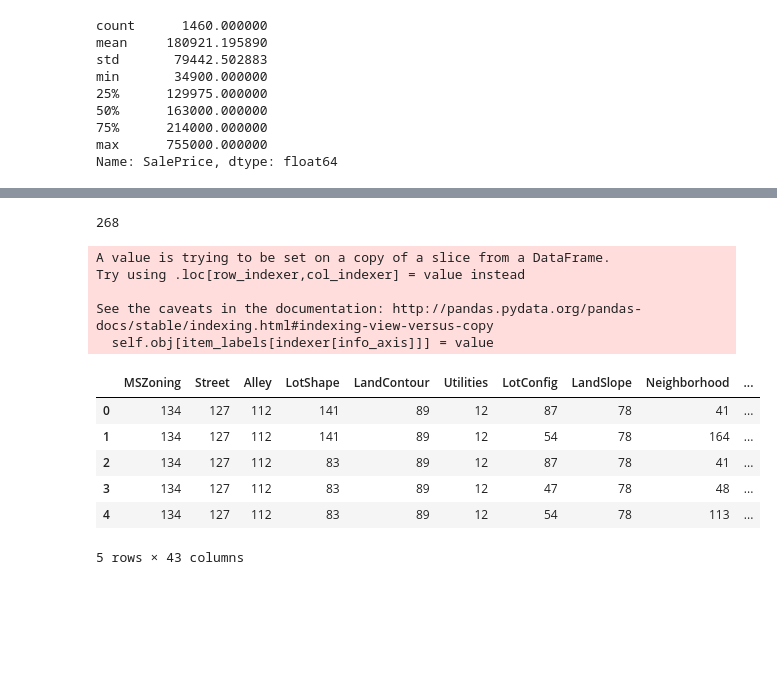
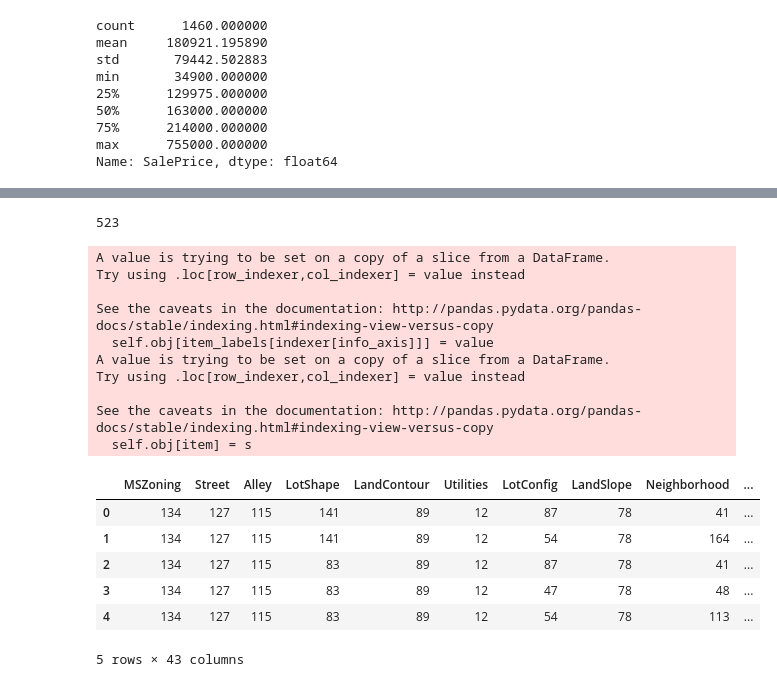
Before and after one commit to ddmng/kaggle, a Jupyter notebook: House Prices/notebooks/conv.ipynb, the cells around one changed output, grey strips where cells are left out. Cells and saved outputs as stored; diff of their text form; code cells hidden in the pictures; blank space fills up the shorter version.

Commit message:
wip data cleaning

```diff
--- a/House Prices/notebooks/conv.ipynb
+++ b/House Prices/notebooks/conv.ipynb
@@ -82,5 +82,13 @@ Length: 81, dtype: object
 # %%
 # fill missing text fields with a default string
 object_columns = train.select_dtypes(include=[object])
+
+cols_with_none_as_nan = ["PoolQC", "MiscFeature", "Alley", "Fence", "FireplaceQu", 'GarageType', 'GarageFinish', 'GarageQual', 'GarageCond', 'BsmtQual', 'BsmtCond', 'BsmtExposure', 'BsmtFinType1', 'BsmtFinType2', "MasVnrType"]
+for col in cols_with_none_as_nan:
+    object_columns[col].fillna('None', inplace=True)
+
 object_columns.fillna('NoData', inplace=True)
+
+test_object_columns = test.select_dtypes(include=[object])
+test_object_columns.fillna('NoData', inplace=True)
 # %% [output]
@@ -109,8 +123,3 @@ MoSold             0
 YrSold             0
 SalePrice          0
 dtype: int64
-# %%
-int_columns['LotFrontage'].fillna(int_columns['LotFrontage'].mean(), inplace=True)
-
-int_columns['GarageYrBlt'].fillna(int_columns['GarageYrBlt'].mean(), inplace=True)
-int_columns.isnull().sum()
@@ -138,0 +126,19 @@ dtype: int64
+# %%
+int_columns['LotFrontage'].fillna(int_columns['LotFrontage'].mean(), inplace=True)
+int_columns['MasVnrArea'].fillna(0, inplace=True)
+int_columns['GarageYrBlt'].fillna(0, inplace=True)
+
+test_int_columns['LotFrontage'].fillna(test_int_columns['LotFrontage'].mean(), inplace=True)
+test_int_columns['GarageYrBlt'].fillna(0, inplace=True)
+test_int_columns['MasVnrArea'].fillna(0, inplace=True)
+test_int_columns['BsmtFinSF1'].fillna(0, inplace=True)
+test_int_columns['BsmtFinSF2'].fillna(0, inplace=True)
+test_int_columns['BsmtUnfSF'].fillna(0, inplace=True)
+test_int_columns['TotalBsmtSF'].fillna(0, inplace=True)
+test_int_columns['BsmtFullBath'].fillna(0, inplace=True)
+test_int_columns['BsmtHalfBath'].fillna(0, inplace=True)
+test_int_columns['GarageCars'].fillna(0, inplace=True)
+test_int_columns['GarageArea'].fillna(0, inplace=True)
+
+int_columns.isnull().sum()
+test_int_columns.isnull().sum()
@@ -212,31 +244,40 @@ sns.heatmap(corrmat, vmax=.8, square=True);
 # %%
 
 strings = np.array([])
 for c in object_columns.columns:
     strings = np.append(strings, pd.unique(object_columns[c].values))
+
+for c in test_object_columns.columns:
+    strings = np.append(strings, pd.unique(test_object_columns[c].values))
 
 print(len(strings))
 
 labeler = LabelEncoder()
 labeler.fit(strings)
 
 for c in object_columns.columns:
     object_columns.loc[:,c] = labeler.transform(object_columns.loc[:,c])
+    test_object_columns.loc[:,c] = labeler.transform(test_object_columns.loc[:,c])
 
 object_columns[0:5]
 # %% [output]
-268
+523
 A value is trying to be set on a copy of a slice from a DataFrame.
 Try using .loc[row_indexer,col_indexer] = value instead
 
 See the caveats in the documentation: http://pandas.pydata.org/pandas-docs/stable/indexing.html#indexing-view-versus-copy
   self.obj[item_labels[indexer[info_axis]]] = value
+A value is trying to be set on a copy of a slice from a DataFrame.
+Try using .loc[row_indexer,col_indexer] = value instead
+
+See the caveats in the documentation: http://pandas.pydata.org/pandas-docs/stable/indexing.html#indexing-view-versus-copy
+  self.obj[item] = s
 |  | MSZoning | Street | Alley | LotShape | LandContour | Utilities | LotConfig | LandSlope | Neighborhood | ... |
-| 0 | 134 | 127 | 112 | 141 | 89 | 12 | 87 | 78 | 41 | ... |
-| 1 | 134 | 127 | 112 | 141 | 89 | 12 | 54 | 78 | 164 | ... |
-| 2 | 134 | 127 | 112 | 83 | 89 | 12 | 87 | 78 | 41 | ... |
-| 3 | 134 | 127 | 112 | 83 | 89 | 12 | 47 | 78 | 48 | ... |
-| 4 | 134 | 127 | 112 | 83 | 89 | 12 | 54 | 78 | 113 | ... |
+| 0 | 134 | 127 | 115 | 141 | 89 | 12 | 87 | 78 | 41 | ... |
+| 1 | 134 | 127 | 115 | 141 | 89 | 12 | 54 | 78 | 164 | ... |
+| 2 | 134 | 127 | 115 | 83 | 89 | 12 | 87 | 78 | 41 | ... |
+| 3 | 134 | 127 | 115 | 83 | 89 | 12 | 47 | 78 | 48 | ... |
+| 4 | 134 | 127 | 115 | 83 | 89 | 12 | 54 | 78 | 113 | ... |
 5 rows × 43 columns
 # %%
 # final dataset
```
Also changed, not shown: parts of 21 cells of this notebook, 1 other file.
